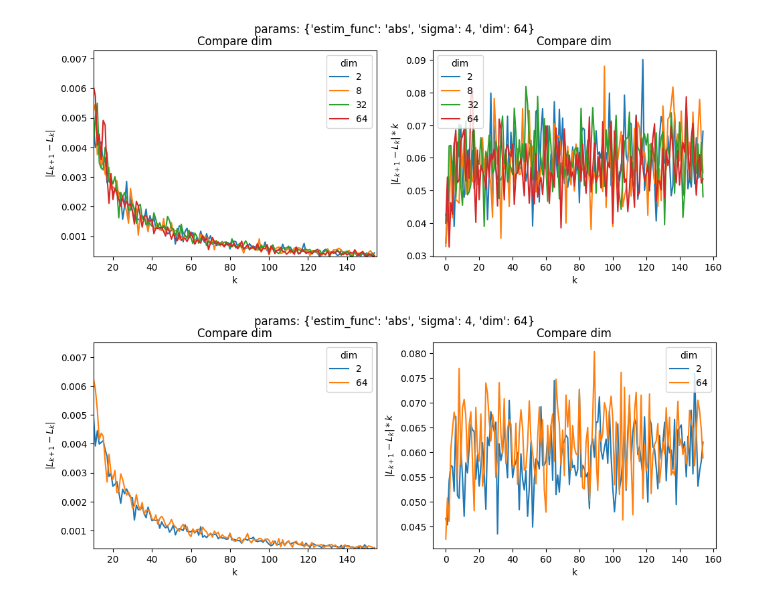
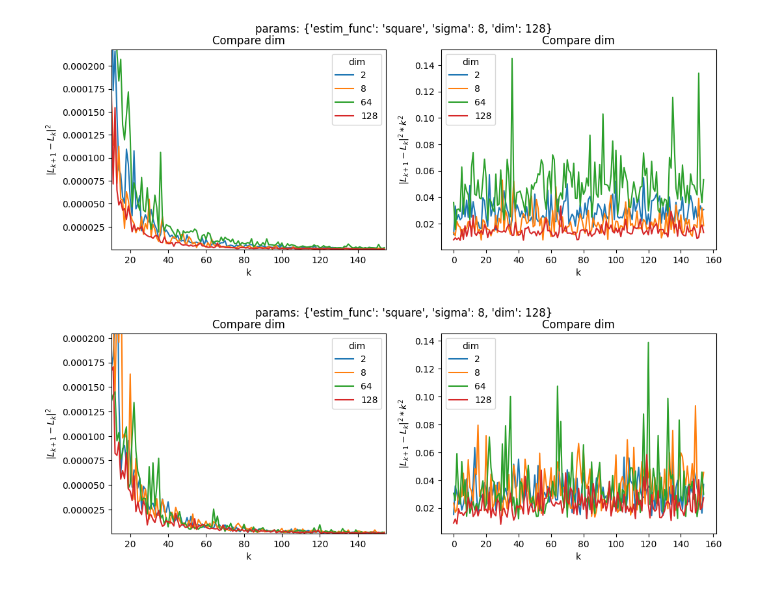
Before and after one commit to kisnikser/loss-landscape-scaling-law, a Jupyter notebook: delta_visualize.ipynb, the cells around one changed output. Cells and saved outputs as stored; diff of their text form; code cells hidden in the pictures.

```diff
--- a/delta_visualize.ipynb
+++ b/delta_visualize.ipynb
@@ -65,20 +107,20 @@ d_vis = DeltaCalcVisualizer(model, loader, criterion)
 # %%
 d_vis.compare_params(
     'random-subspace-proj',
-    {'estim_func':'abs', 'sigma':4},
+    {'estim_func':'square', 'sigma':8},
     'dim',
-    [2, 8, 32, 64],
-    num_samples=32,
-    begin = 10)
+    [2, 8, 64, 128],
+    num_samples=64,
+    begin = 10
+)
+d_vis.compare_params(
+    'random-subspace-proj',
+    {'estim_func':'square', 'sigma':8},
+    'dim',
+    [2, 8, 64, 128],
+    num_samples=64,
+    begin = 10
+)
 # %% [output]
-[figure, old version]
+[figure, new version]
+[figure, added]
-# %%
-d_vis.compare_params(
-    'random-subspace-proj',
-    {'estim_func':'abs', 'sigma':4},
-    'dim',
-    [2, 64],
-    num_samples=64,
-    begin = 10)
-# %% [output]
-[figure, removed]
```
Also changed, not shown: parts of 9 cells of this notebook, 7 other files.
